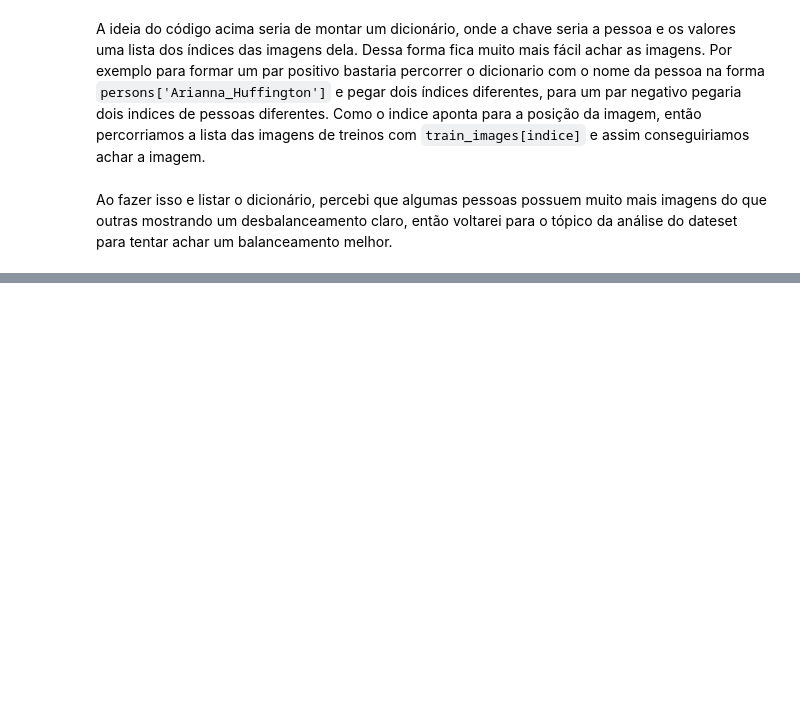
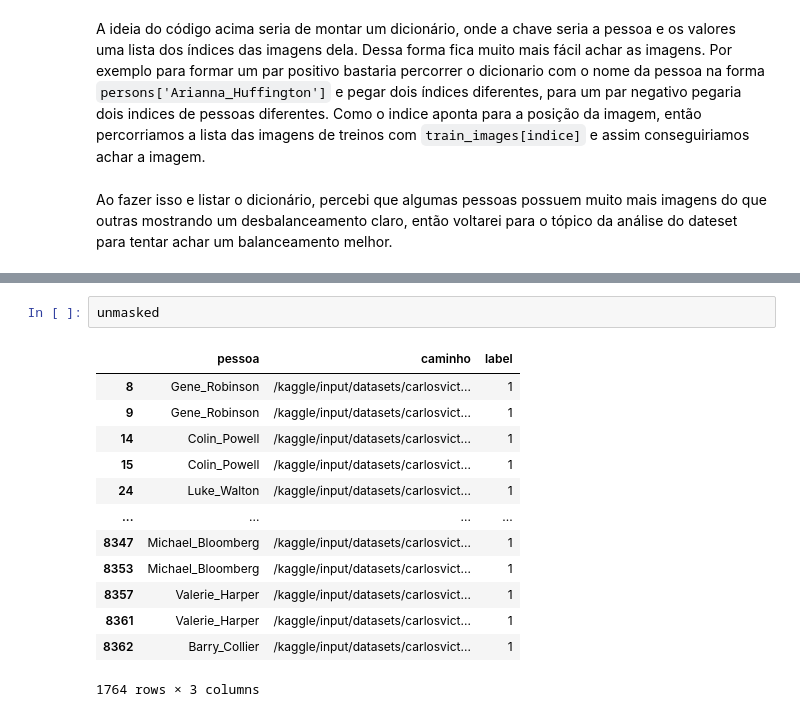
Before and after one commit to Carlos-Vic/face-recognition, a Jupyter notebook: notebook/carlos-oliveira-solution.ipynb, the cells around one changed output, grey strips where cells are left out. Drawn from its saved outputs; the diff is of its cells as text; blank space fills up the shorter version.

```diff
--- a/notebook/carlos-oliveira-solution.ipynb
+++ b/notebook/carlos-oliveira-solution.ipynb
@@ -632,0 +719,16 @@ Ao fazer isso e listar o dicionário, percebi que algumas pessoas possuem muito
+# %%
+unmasked
+# %% [output]
+|  | pessoa | caminho | label |
+| 8 | Gene_Robinson | /kaggle/input/datasets/carlosvict... | 1 |
+| 9 | Gene_Robinson | /kaggle/input/datasets/carlosvict... | 1 |
+| 14 | Colin_Powell | /kaggle/input/datasets/carlosvict... | 1 |
+| 15 | Colin_Powell | /kaggle/input/datasets/carlosvict... | 1 |
+| 24 | Luke_Walton | /kaggle/input/datasets/carlosvict... | 1 |
+| ... | ... | ... | ... |
+| 8347 | Michael_Bloomberg | /kaggle/input/datasets/carlosvict... | 1 |
+| 8353 | Michael_Bloomberg | /kaggle/input/datasets/carlosvict... | 1 |
+| 8357 | Valerie_Harper | /kaggle/input/datasets/carlosvict... | 1 |
+| 8361 | Valerie_Harper | /kaggle/input/datasets/carlosvict... | 1 |
+| 8362 | Barry_Collier | /kaggle/input/datasets/carlosvict... | 1 |
+1764 rows × 3 columns
```
Also changed, not shown: parts of 94 cells of this notebook.
